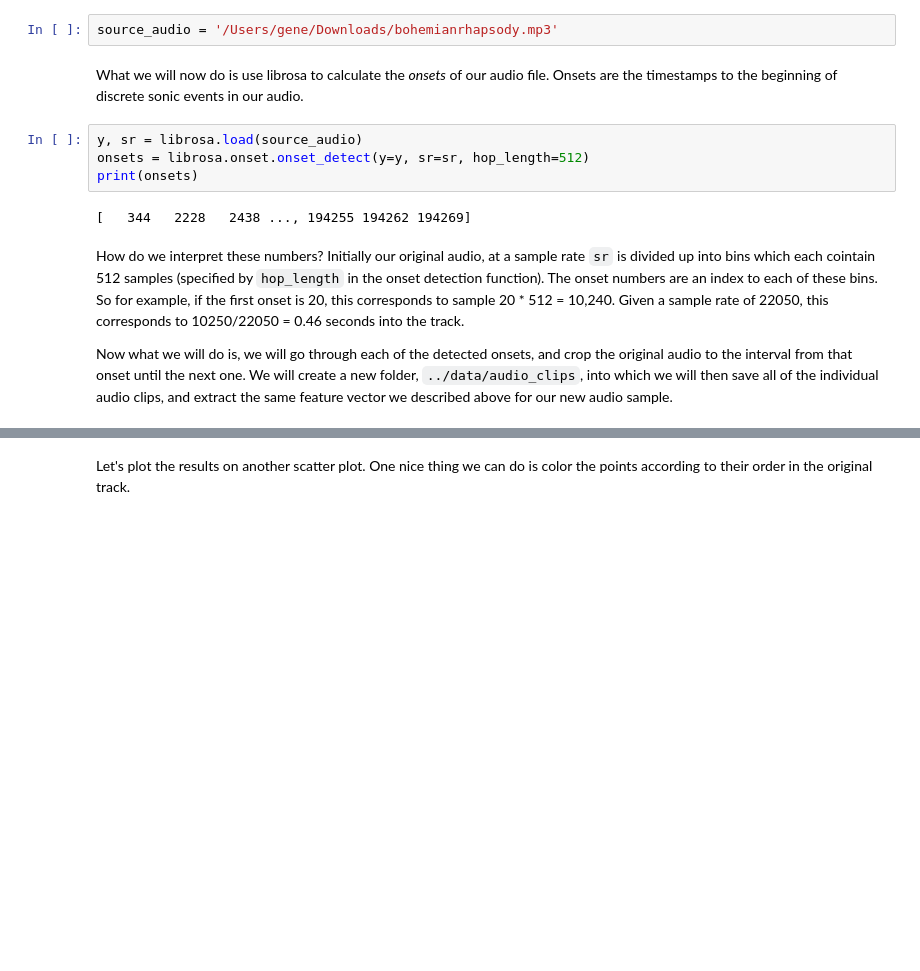
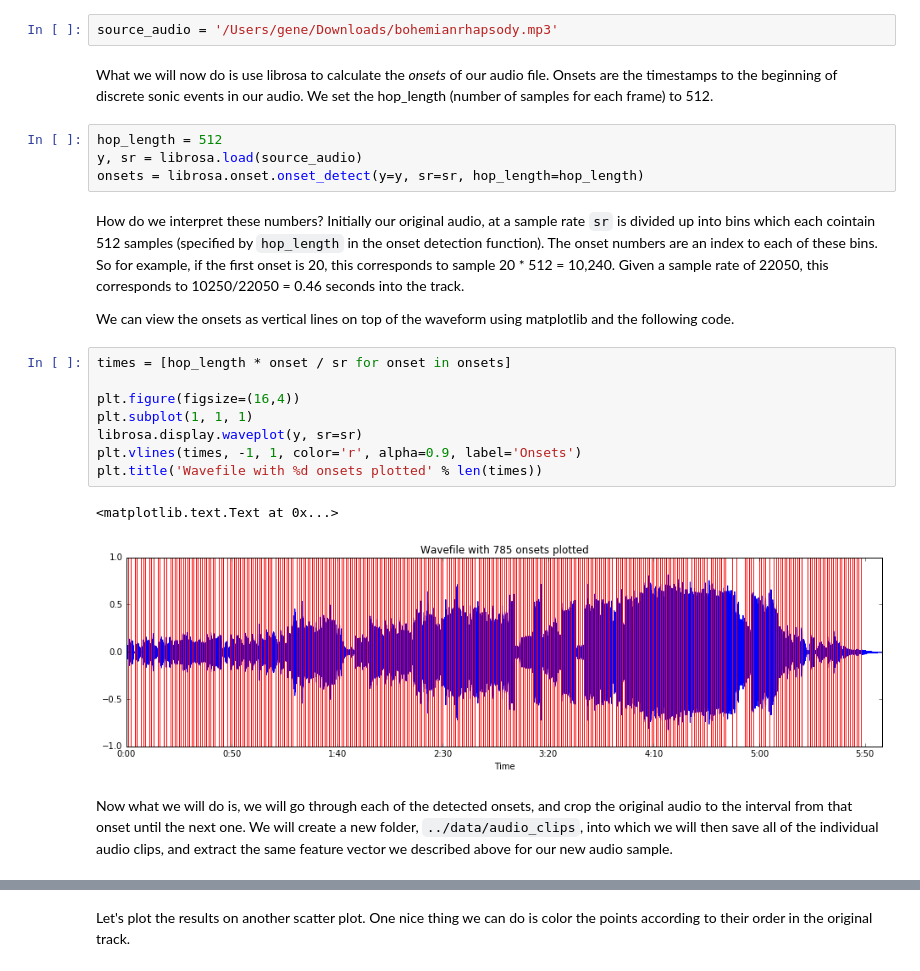
Before and after one commit to ml4a/ml4a, a Jupyter notebook: notebooks/audio-tsne.ipynb, the cells around one changed output, grey strips where cells are left out. Cells and saved outputs as stored; diff of their text form; blank space fills up the shorter version.

```diff
--- a/notebooks/audio-tsne.ipynb
+++ b/notebooks/audio-tsne.ipynb
@@ -137,16 +139,27 @@ We can add a few extra lines of code to the above in order to do this. First let
 # %%
 source_audio = '/Users/gene/Downloads/bohemianrhapsody.mp3'
 # %% [markdown]
-What we will now do is use librosa to calculate the _onsets_ of our audio file. Onsets are the timestamps to the beginning of discrete sonic events in our audio.
+What we will now do is use librosa to calculate the _onsets_ of our audio file. Onsets are the timestamps to the beginning of discrete sonic events in our audio. We set the hop_length (number of samples for each frame) to 512.
 # %%
+hop_length = 512
 y, sr = librosa.load(source_audio)
-onsets = librosa.onset.onset_detect(y=y, sr=sr, hop_length=512)
-print(onsets)
+onsets = librosa.onset.onset_detect(y=y, sr=sr, hop_length=hop_length)
-# %% [output]
-[   344   2228   2438 ..., 194255 194262 194269]
 # %% [markdown]
 How do we interpret these numbers?  Initially our original audio, at a sample rate `sr` is divided up into bins which each cointain 512 samples (specified by `hop_length` in the onset detection function). The onset numbers are an index to each of these bins. So for example, if the first onset is 20, this corresponds to sample 20 * 512 = 10,240. Given a sample rate of 22050, this corresponds to 10250/22050 = 0.46 seconds into the track.
 
-Now what we will do is, we will go through each of the detected onsets, and crop the original audio to the interval from that onset until the next one. We will create a new folder, `../data/audio_clips`, into which we will then save all of the individual audio clips, and extract the same feature vector we described above for our new audio sample.
+We can view the onsets as vertical lines on top of the waveform using matplotlib and the following code.
+# %%
+times = [hop_length * onset / sr for onset in onsets]
+
+plt.figure(figsize=(16,4))
+plt.subplot(1, 1, 1)
+librosa.display.waveplot(y, sr=sr)
+plt.vlines(times, -1, 1, color='r', alpha=0.9, label='Onsets')
+plt.title('Wavefile with %d onsets plotted' % len(times))
+# %% [output]
+<matplotlib.text.Text at 0x...>
+[figure, added]
+# %% [markdown]
+Now what we will do is, we will go through each of the detected onsets, and crop the original audio to the interval from that onset until the next one. We will create a new folder, `../data/audio_clips`, into which we will then save all of the individual audio clips, and extract the same feature vector we described above for our new audio sample.
 # %%
 # where to save our new clips to
```
Also changed, not shown: parts of 7 cells of this notebook.
